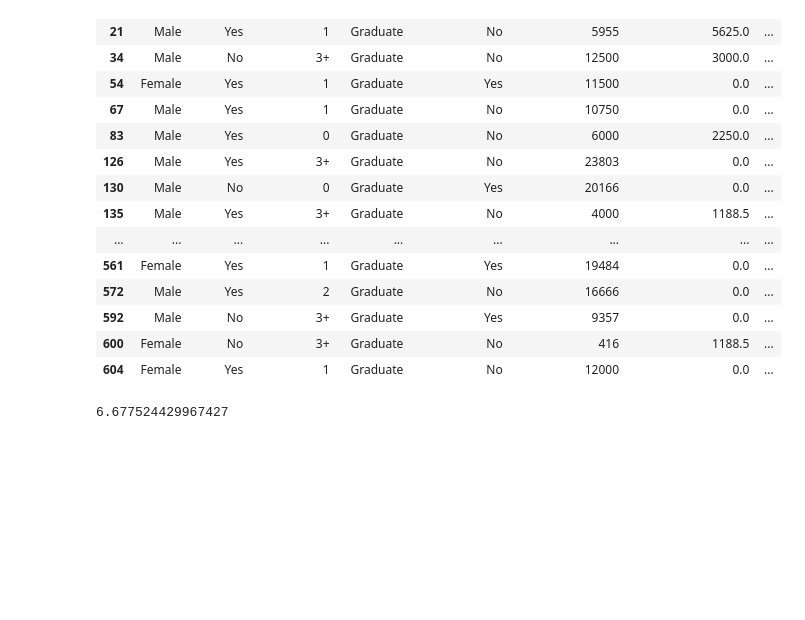
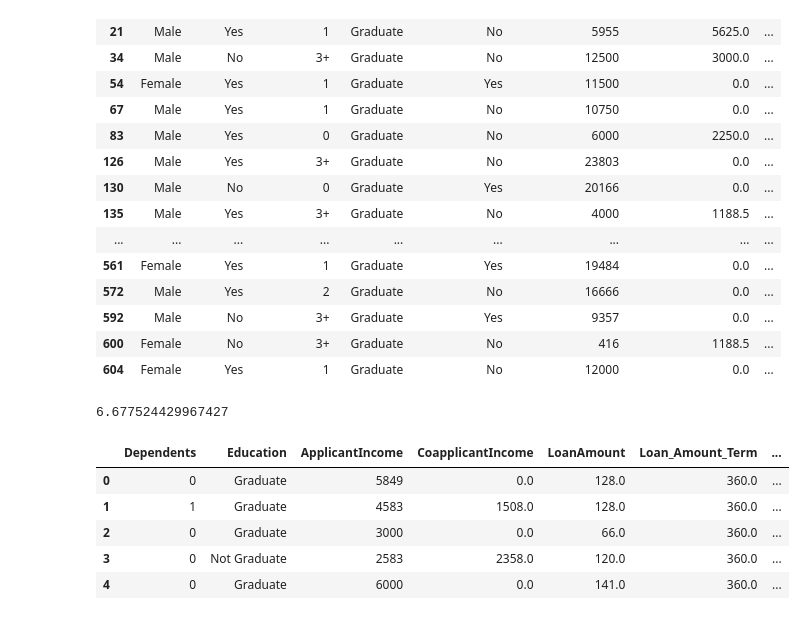
Before and after one commit to Kif30/loan-Approval-model, a Jupyter notebook: loan_approval.ipynb, the cells around one changed output. Drawn from its saved outputs; the diff is of its cells as text; code cells hidden in the pictures; blank space fills up the shorter version.

```diff
--- a/loan_approval.ipynb
+++ b/loan_approval.ipynb
@@ -332,0 +343,19 @@ df[(df['LoanAmount']>upper_bound)|(df['LoanAmount']<lower_bound)]
+# %%
+from sklearn.preprocessing import  LabelEncoder
+le=LabelEncoder()
+df['married']=le.fit_transform(df['Married'])
+df['self_employed']=le.fit_transform(df['Self_Employed'])
+df['loan_status(approved)']=le.fit_transform(df['Loan_Status (Approved)'])
+# %%
+df.drop(columns=['Married','Self_Employed','Loan_Status (Approved)'],inplace=True)
+# %%
+df=pd.get_dummies(df,columns=['Gender'],dtype='int')
+# %%
+df.head()
+# %% [output]
+|  | Dependents | Education | ApplicantIncome | CoapplicantIncome | LoanAmount | Loan_Amount_Term | ... |
+| 0 | 0 | Graduate | 5849 | 0.0 | 128.0 | 360.0 | ... |
+| 1 | 1 | Graduate | 4583 | 1508.0 | 128.0 | 360.0 | ... |
+| 2 | 0 | Graduate | 3000 | 0.0 | 66.0 | 360.0 | ... |
+| 3 | 0 | Not Graduate | 2583 | 2358.0 | 120.0 | 360.0 | ... |
+| 4 | 0 | Graduate | 6000 | 0.0 | 141.0 | 360.0 | ... |
```
Also changed, not shown: parts of 9 cells of this notebook.
